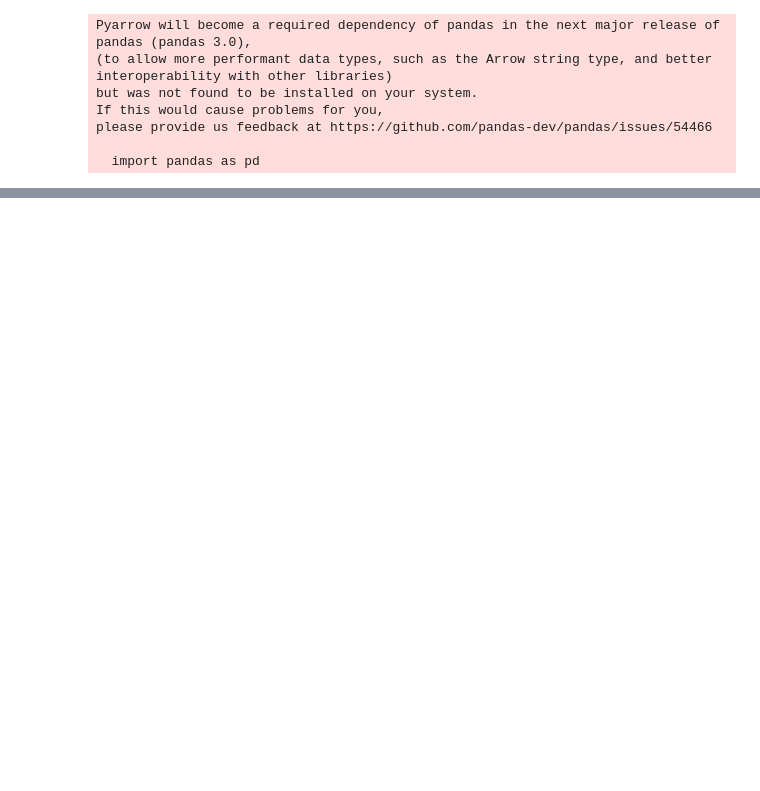
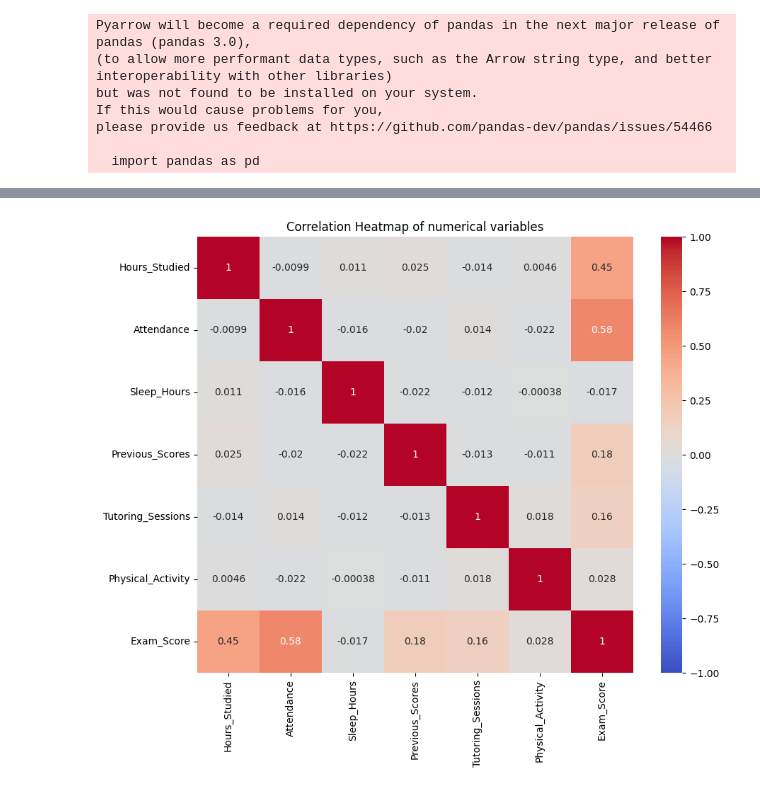
Before and after one commit to cc81972/Predict-a-score, a Jupyter notebook: EDA.ipynb, the cells around one changed output, grey strips where cells are left out. Drawn from its saved outputs; the diff is of its cells as text; code cells hidden in the pictures; blank space fills up the shorter version.

Commit message:
did some inital plots

```diff
--- a/EDA.ipynb
+++ b/EDA.ipynb
@@ -21,3 +22,15 @@ dat.head()
 | 2 | 24 | 98 | Medium | Medium | Yes | ... |
 | 3 | 29 | 89 | Low | Medium | Yes | ... |
 | 4 | 19 | 92 | Medium | Medium | Yes | ... |
+# %%
+categorical_df = dat.select_dtypes(include=['object', 'category'])
+numerical_df = dat.select_dtypes(include=['number'])
+# %%
+#Correlation heatmap for numerical variables
+correlation_matrix = numerical_df.corr()
+plt.figure(figsize=(10, 8))
+sns.heatmap(correlation_matrix, annot=True, cmap="coolwarm", vmin=-1, vmax=1, square=True)
+plt.title("Correlation Heatmap of numerical variables")
+plt.show()
+# %% [output]
+[figure, added]
```
Also changed, not shown: parts of 7 cells of this notebook.
